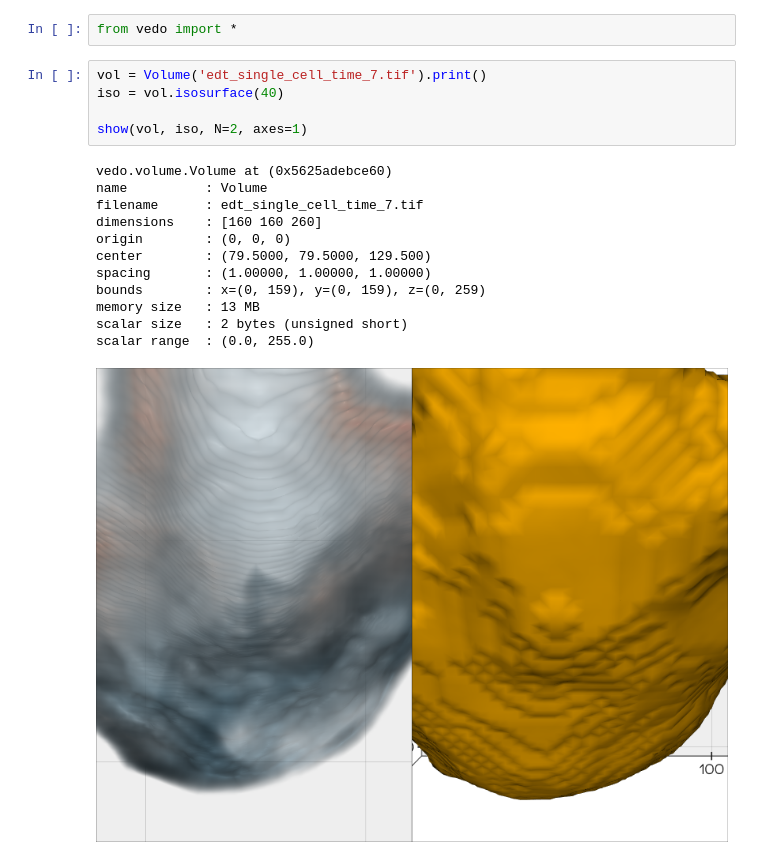
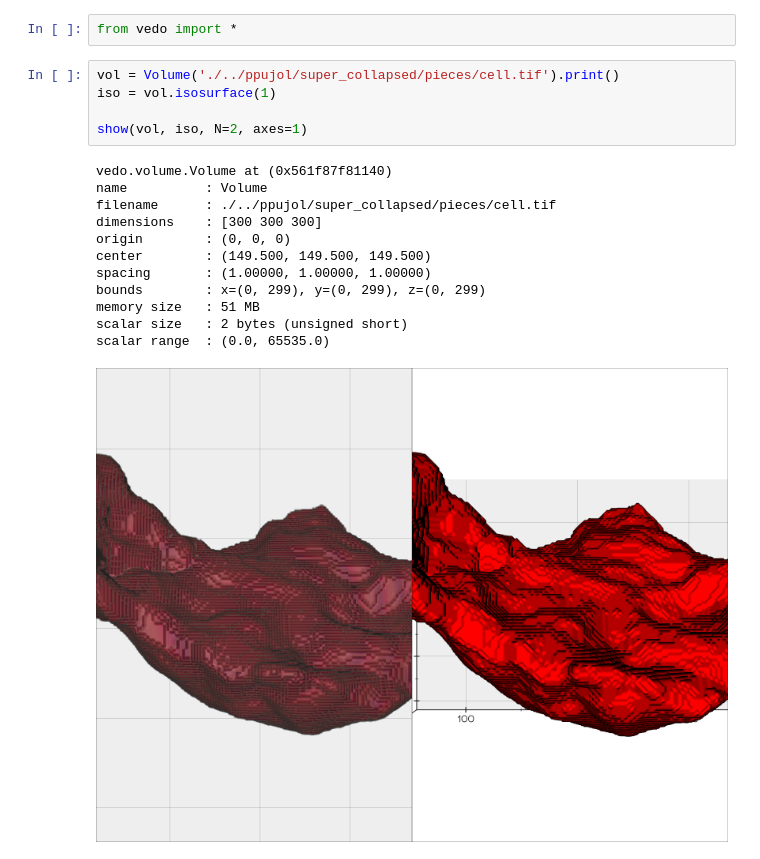
Before and after one commit to P8UXaE/light_sheet_domes, a Jupyter notebook: toMesh.ipynb, the cells around one changed output. Cells and saved outputs as stored; diff of their text form.

Commit message:
single cell segmentation

```diff
--- a/toMesh.ipynb
+++ b/toMesh.ipynb
@@ -1,21 +1,21 @@
 # %%
 from vedo import *
 # %%
-vol = Volume('edt_single_cell_time_7.tif').print()
-iso = vol.isosurface(40)
+vol = Volume('./../ppujol/super_collapsed/pieces/cell.tif').print()
+iso = vol.isosurface(1)
 
 show(vol, iso, N=2, axes=1)
 # %% [output]
-vedo.volume.Volume at (0x5625adebce60)
+vedo.volume.Volume at (0x561f87f81140)
 name          : Volume
-filename      : edt_single_cell_time_7.tif
-dimensions    : [160 160 260]
+filename      : ./../ppujol/super_collapsed/pieces/cell.tif
+dimensions    : [300 300 300]
 origin        : (0, 0, 0)
-center        : (79.5000, 79.5000, 129.500)
+center        : (149.500, 149.500, 149.500)
 spacing       : (1.00000, 1.00000, 1.00000)
-bounds        : x=(0, 159), y=(0, 159), z=(0, 259)
-memory size   : 13 MB
+bounds        : x=(0, 299), y=(0, 299), z=(0, 299)
+memory size   : 51 MB
 scalar size   : 2 bytes (unsigned short)
-scalar range  : (0.0, 255.0)
+scalar range  : (0.0, 65535.0)
-[figure, old version]
+[figure, new version]
 # %%
```
Also changed, not shown: parts of 4 cells of this notebook, 10 other files.
